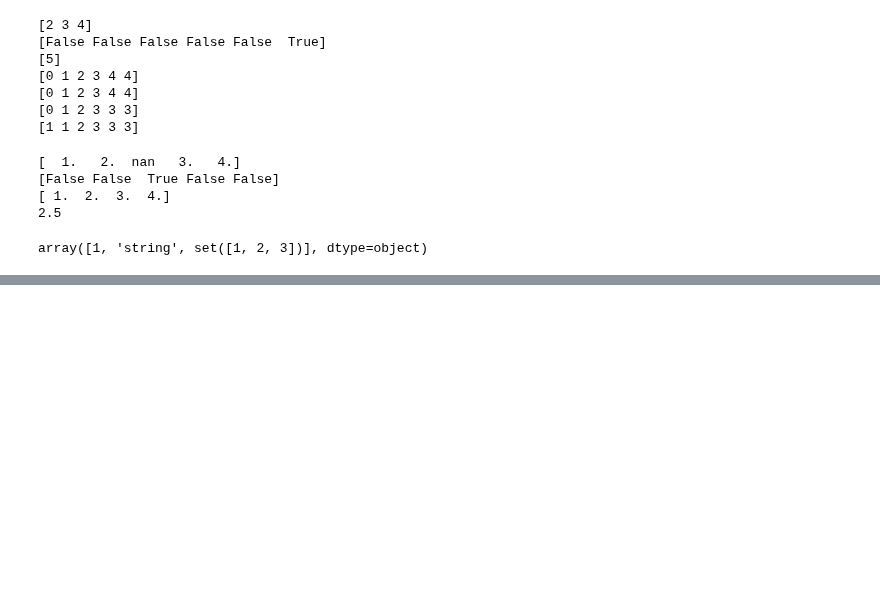
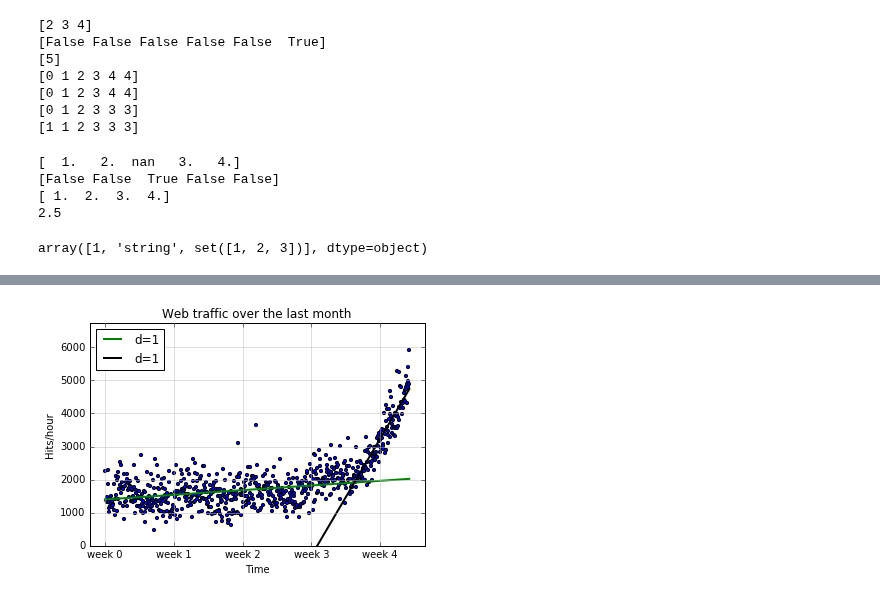
Before and after one commit to bcc2xp/2016NCCU, a Jupyter notebook: 20160319Demo.ipynb, the cells around one changed output, grey strips where cells are left out. Drawn from its saved outputs; the diff is of its cells as text; code cells hidden in the pictures; blank space fills up the shorter version.

```diff
--- a/20160319Demo.ipynb
+++ b/20160319Demo.ipynb
@@ -124,0 +248,14 @@ array([1, 'string', set([1, 2, 3])], dtype=object)
+# %%
+# using inflection point for plotting
+inflection = 3.5 * 7 * 24
+xa = x[:inflection]
+ya = y[:inflection]
+xb = x[inflection:]
+yb = y[inflection:]
+
+fa = sp.poly1d(sp.polyfit(xa, ya, 1))
+fb = sp.poly1d(sp.polyfit(xb, yb, 1))
+
+plot_models(x, y, [fa, fb])
+# %% [output]
+[figure, added]
```
Also changed, not shown: parts of 9 cells of this notebook.
